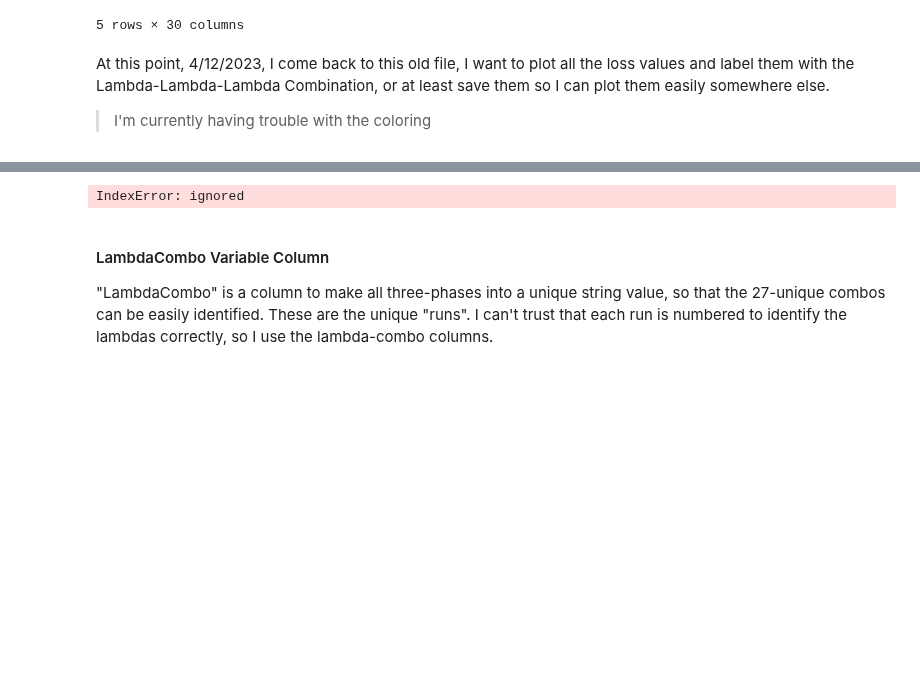
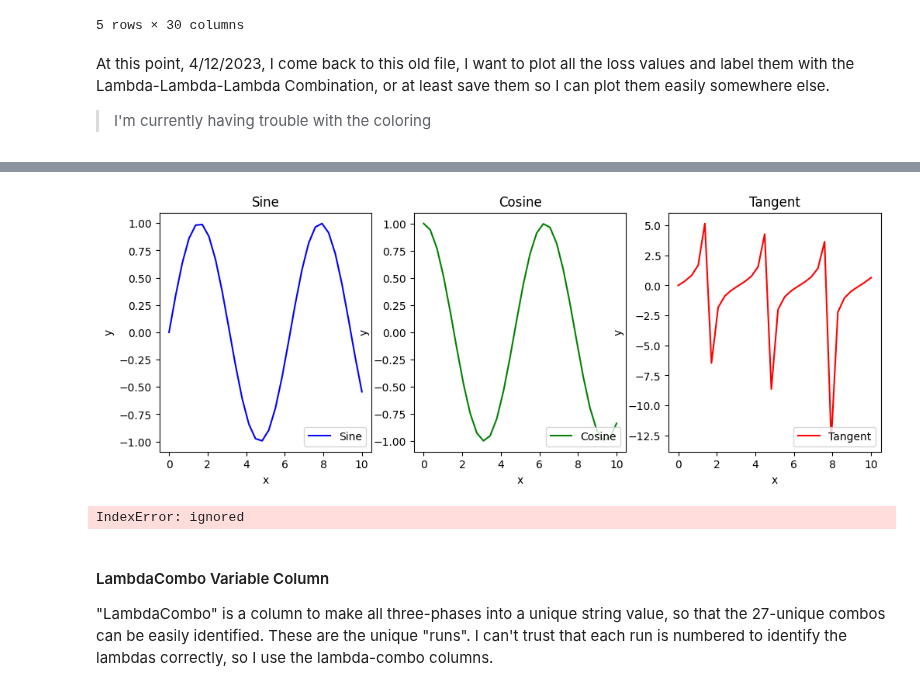
Before and after one commit to RachelRamirez/misclassification_matrix, a Jupyter notebook: Load_and_Analyze_Results_of_pkl_files.ipynb, the cells around one changed output, grey strips where cells are left out. Cells and saved outputs as stored; diff of their text form; code cells hidden in the pictures; blank space fills up the shorter version.

```diff
--- a/Load_and_Analyze_Results_of_pkl_files.ipynb
+++ b/Load_and_Analyze_Results_of_pkl_files.ipynb
@@ -450,3 +308,41 @@ KeyError: ignored
+# %%
+import matplotlib.pyplot as plt
+import numpy as np
+
+# Create data
+x = np.linspace(0,10,30)
+y1 = np.sin(x)
+y2 = np.cos(x)
+y3 = np.tan(x)
+
+# Setup figure and axes
+fig, ax = plt.subplots(1,3,figsize=(12,4))
+
+# Plot lines
+ax[0].plot(x,y1, color='b')
+ax[1].plot(x,y2, color='g')
+ax[2].plot(x,y3, color='r')
+
+# Set labels and titles
+ax[0].set_title('Sine')
+ax[1].set_title('Cosine')
+ax[2].set_title('Tangent')
+ax[0].set_xlabel('x')
+ax[1].set_xlabel('x')
+ax[2].set_xlabel('x')
+ax[0].set_ylabel('y')
+ax[1].set_ylabel('y')
+ax[2].set_ylabel('y')
+
+# Add legend
+ax[0].legend(['Sine'], loc='lower right')
+ax[1].legend(['Cosine'], loc='lower right')
+ax[2].legend(['Tangent'], loc='lower right')
+
+# Show plot
+plt.show()
+# %% [output]
+[figure, added]
 # %%
 data_to_save = pd.DataFrame()
 data_to_save = data[['lambda1',	'lambda2',	'lambda3',	'epochs1',	'epochs2',	'epochs3',	'es1',	'es2',	'es3', '9T_4P_last_value',	'4T_9P_last_value', 'val_categorical_accuracy_last_value']].copy()
```
Also changed, not shown: parts of 8 cells of this notebook.
